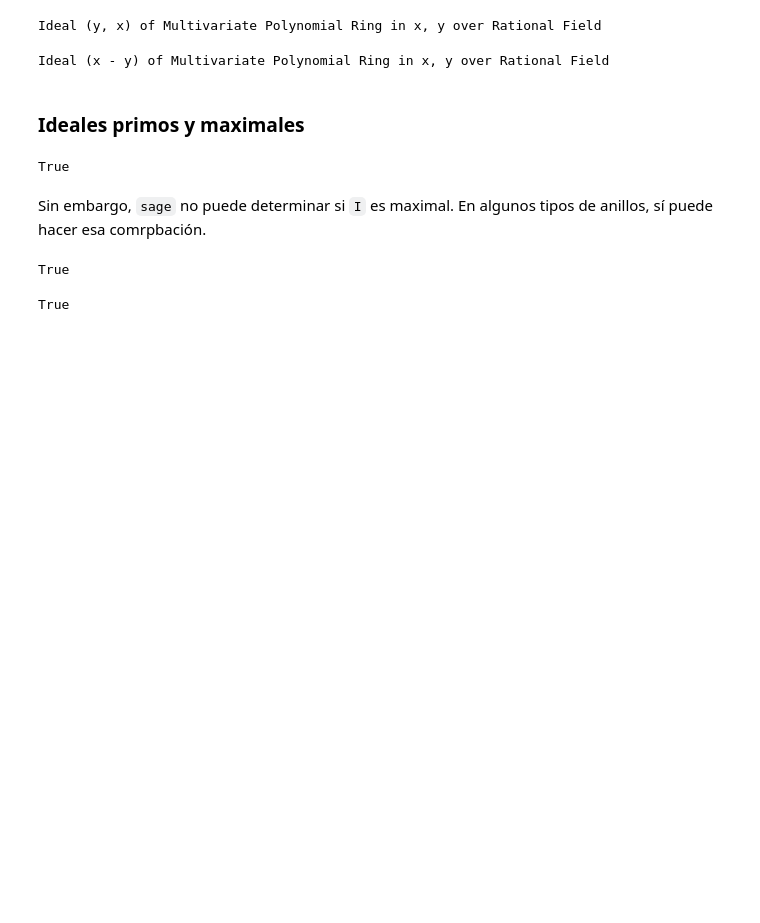
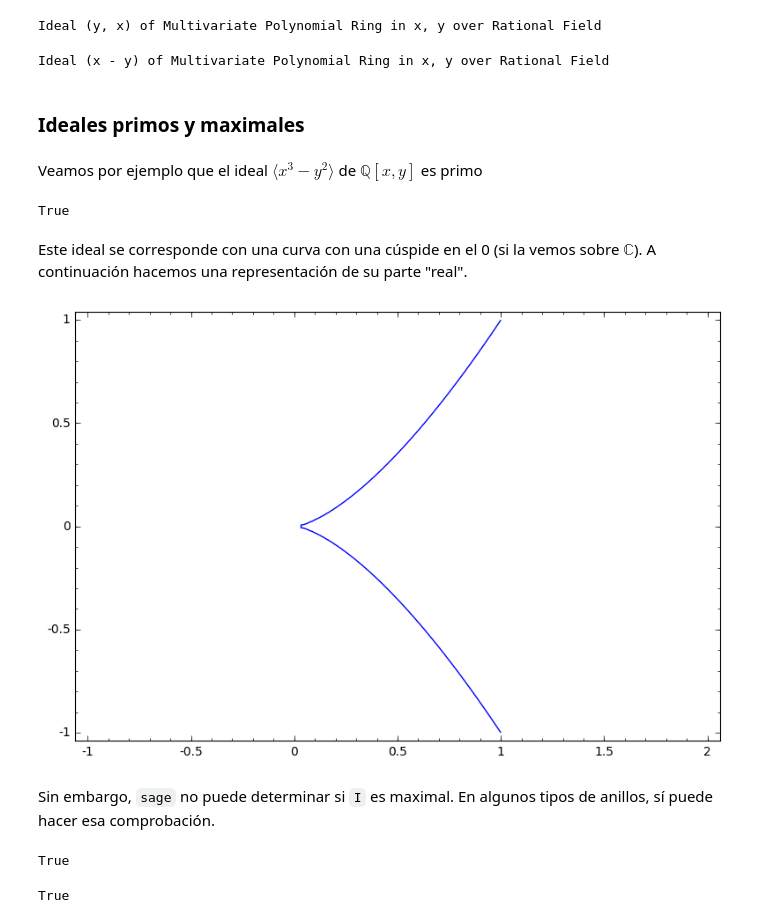
Before and after one commit to pedritomelenas/Algebra-conmutativa-y-computacional, a Jupyter notebook: Anillos e ideales/Anillos e ideales.ipynb, the cells around one changed output. Drawn from its saved outputs; the diff is of its cells as text; code cells hidden in the pictures; blank space fills up the shorter version.

```diff
--- a/Anillos e ideales/Anillos e ideales.ipynb
+++ b/Anillos e ideales/Anillos e ideales.ipynb
@@ -467,6 +467,8 @@ J.quotient(I)
 Ideal (x - y) of Multivariate Polynomial Ring in x, y over Rational Field
 # %% [markdown]
 ### Ideales primos y maximales
+# %% [markdown]
+Veamos por ejemplo que el ideal $\langle x^3-y^2\rangle$ de $\mathbb Q[x,y]$ es primo
 # %%
 P.<x,y>=QQ[]
 # %%
@@ -475,8 +477,14 @@ I=(x^3-y^2)*P
 I.is_prime()
 # %% [output]
 True
+# %% [markdown]
+Este ideal se corresponde con una curva con una cúspide en el 0 (si la vemos sobre $\mathbb C$). A continuación hacemos una representación de su parte "real".
+# %%
+implicit_plot(x^3-y^2, (x,-1,2), (y,-1,1))
+# %% [output]
+[figure, added]
 # %% [markdown]
-Sin embargo, `sage` no puede determinar si `I` es maximal. En algunos tipos de anillos, sí puede hacer esa comrpbación.
+Sin embargo, `sage` no puede determinar si `I` es maximal. En algunos tipos de anillos, sí puede hacer esa comprobación.
 # %%
 I=2*ZZ
 # %%
```
Also changed, not shown: parts of 5 cells of this notebook, 1 other file.
